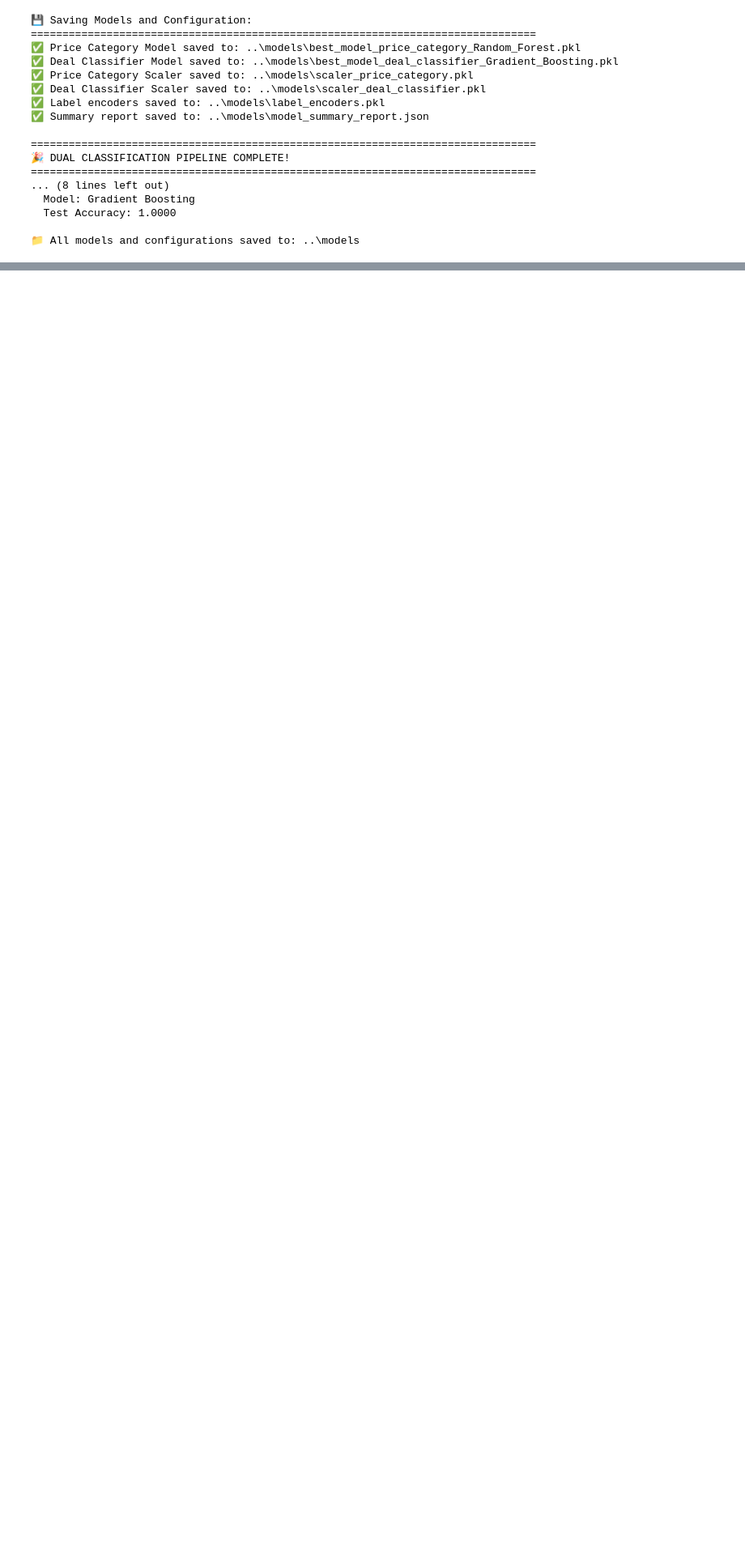
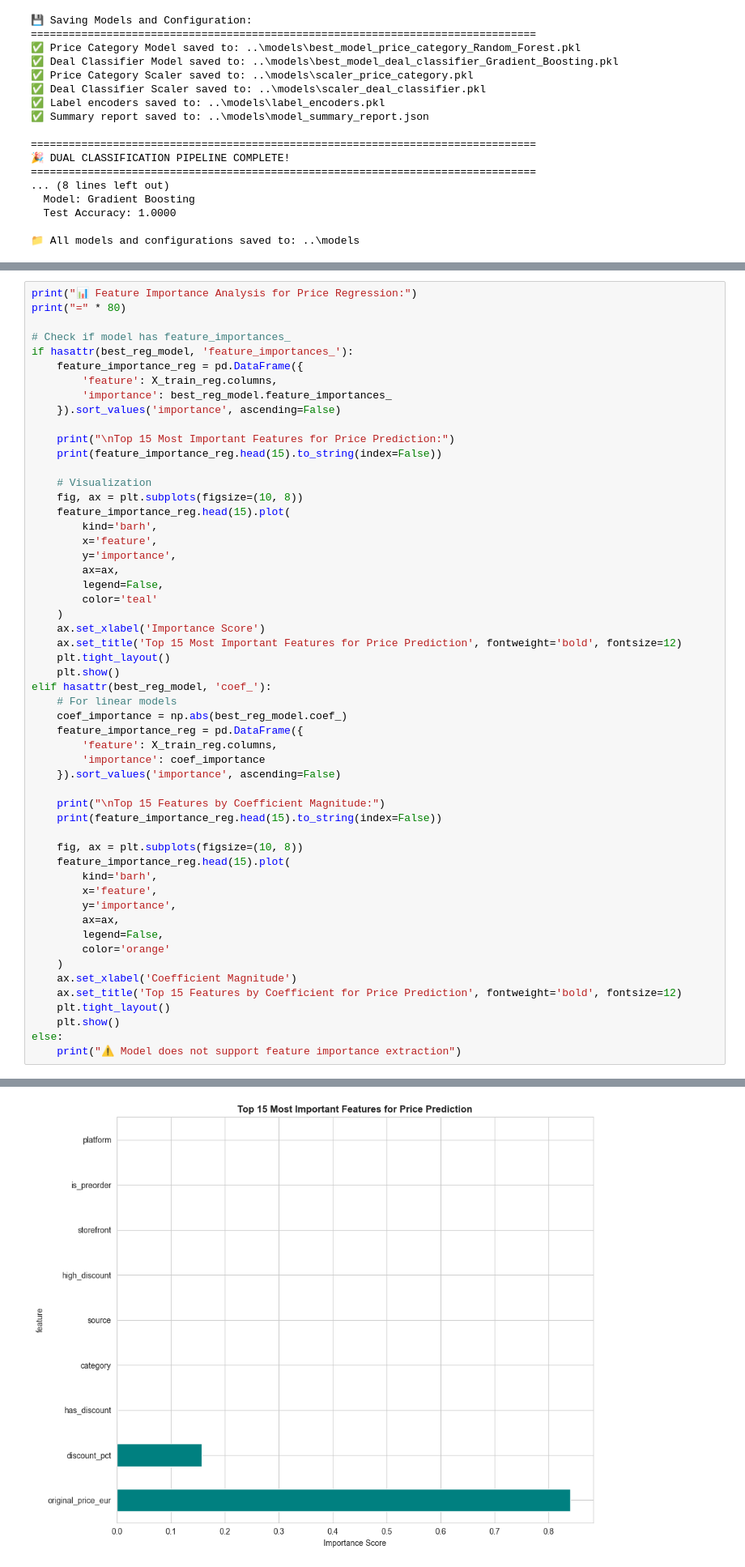
Before and after one commit to mddiab/web-scraping-project, a Jupyter notebook: notebooks/ML_Pipeline.ipynb, the cells around one changed output, grey strips where cells are left out. Shown at 81% size. Drawn from its saved outputs; the diff is of its cells as text; blank space fills up the shorter version.

```diff
--- a/notebooks/ML_Pipeline.ipynb
+++ b/notebooks/ML_Pipeline.ipynb
@@ -1458,0 +2508,55 @@ print(f"\n📁 All models and configurations saved to: {model_dir}")
+# %%
+print("📊 Feature Importance Analysis for Price Regression:")
+print("=" * 80)
+
+# Check if model has feature_importances_
+if hasattr(best_reg_model, 'feature_importances_'):
+    feature_importance_reg = pd.DataFrame({
+        'feature': X_train_reg.columns,
+        'importance': best_reg_model.feature_importances_
+    }).sort_values('importance', ascending=False)
+
+    print("\nTop 15 Most Important Features for Price Prediction:")
+    print(feature_importance_reg.head(15).to_string(index=False))
+
+    # Visualization
+    fig, ax = plt.subplots(figsize=(10, 8))
+    feature_importance_reg.head(15).plot(
+        kind='barh',
+        x='feature',
+        y='importance',
+        ax=ax,
+        legend=False,
+        color='teal'
+    )
+    ax.set_xlabel('Importance Score')
+    ax.set_title('Top 15 Most Important Features for Price Prediction', fontweight='bold', fontsize=12)
+    plt.tight_layout()
+    plt.show()
+elif hasattr(best_reg_model, 'coef_'):
+    # For linear models
+    coef_importance = np.abs(best_reg_model.coef_)
+    feature_importance_reg = pd.DataFrame({
+        'feature': X_train_reg.columns,
+        'importance': coef_importance
+    }).sort_values('importance', ascending=False)
+
+    print("\nTop 15 Features by Coefficient Magnitude:")
+    print(feature_importance_reg.head(15).to_string(index=False))
+
+    fig, ax = plt.subplots(figsize=(10, 8))
+    feature_importance_reg.head(15).plot(
+        kind='barh',
+        x='feature',
+        y='importance',
+        ax=ax,
+        legend=False,
+        color='orange'
+    )
+    ax.set_xlabel('Coefficient Magnitude')
+    ax.set_title('Top 15 Features by Coefficient for Price Prediction', fontweight='bold', fontsize=12)
+    plt.tight_layout()
+    plt.show()
+else:
+    print("⚠️ Model does not support feature importance extraction")
+# %% [output]
@@ -1458,0 +2577 @@ print(f"\n📁 All models and configurations saved to: {model_dir}")
+[figure, added]
```
Also changed, not shown: parts of 27 cells of this notebook, 6 other files.
